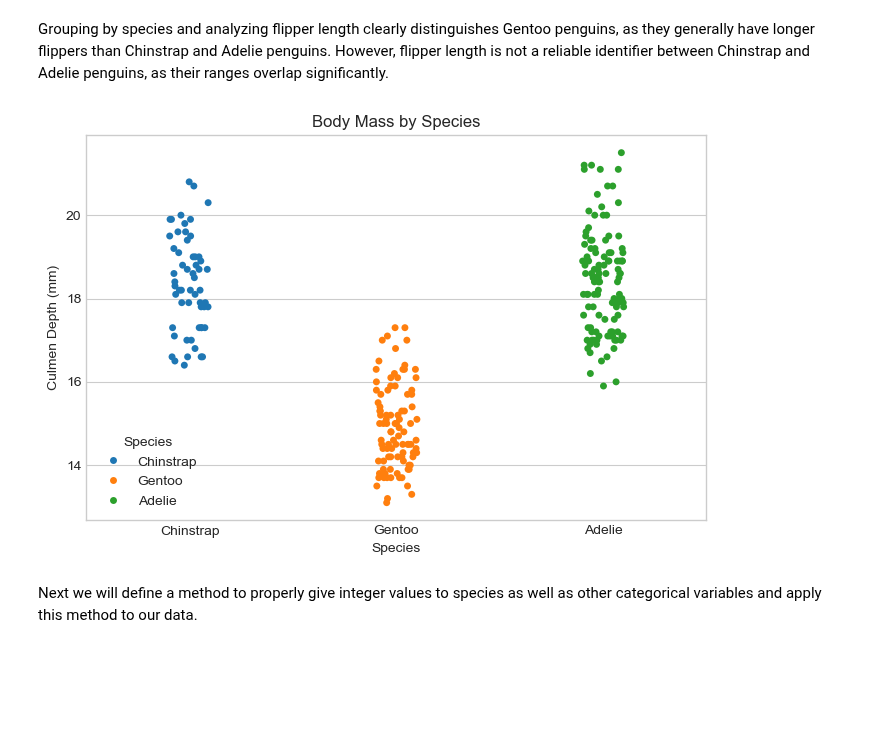
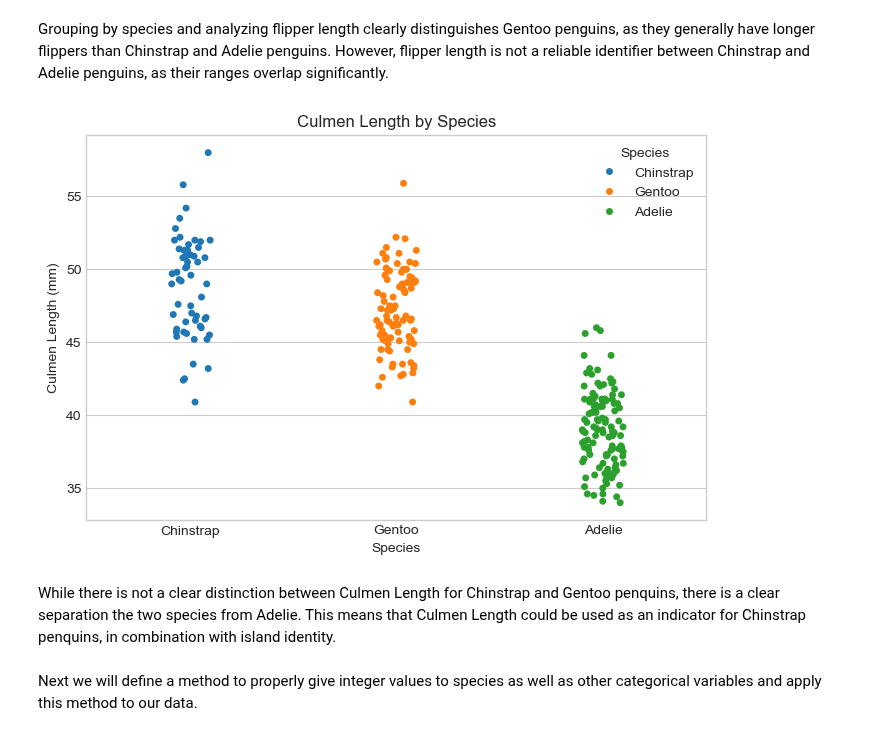
Before and after one commit to Nibsquatch/Nibsquatch.github.io, a Jupyter notebook: posts/example-blog-post/index.ipynb, the cells around one changed output. Drawn from its saved outputs; the diff is of its cells as text; code cells hidden in the pictures; blank space fills up the shorter version.

```diff
--- a/posts/example-blog-post/index.ipynb
+++ b/posts/example-blog-post/index.ipynb
@@ -58,12 +58,14 @@ plt.show()
 # %% [markdown]
 Grouping by species and analyzing flipper length clearly distinguishes Gentoo penguins, as they generally have longer flippers than Chinstrap and Adelie penguins. However, flipper length is not a reliable identifier between Chinstrap and Adelie penguins, as their ranges overlap significantly.
 # %%
-# explore the species groups by body mass
+# explore the species groups by culmen length
 plt.figure(figsize=(8, 5))
-sns.stripplot(x = "Species", y = "Culmen Depth (mm)", data = df, hue = "Species", legend = "brief")
-plt.title("Body Mass by Species")
+sns.stripplot(x = "Species", y = "Culmen Length (mm)", data = df, hue = "Species", legend = "brief")
+plt.title("Culmen Length by Species")
 plt.show()
 # %% [output]
-[figure, old version]
+[figure, new version]
+# %% [markdown]
+While there is not a clear distinction between Culmen Length for Chinstrap and Gentoo penquins, there is a clear separation the two species from Adelie. This means that Culmen Length could be used as an indicator for Chinstrap penquins, in combination with island identity.
 # %% [markdown]
 Next we will define a method to properly give integer values to species as well as other categorical variables and apply this method to our data.
```
Also changed, not shown: parts of 31 cells of this notebook.
